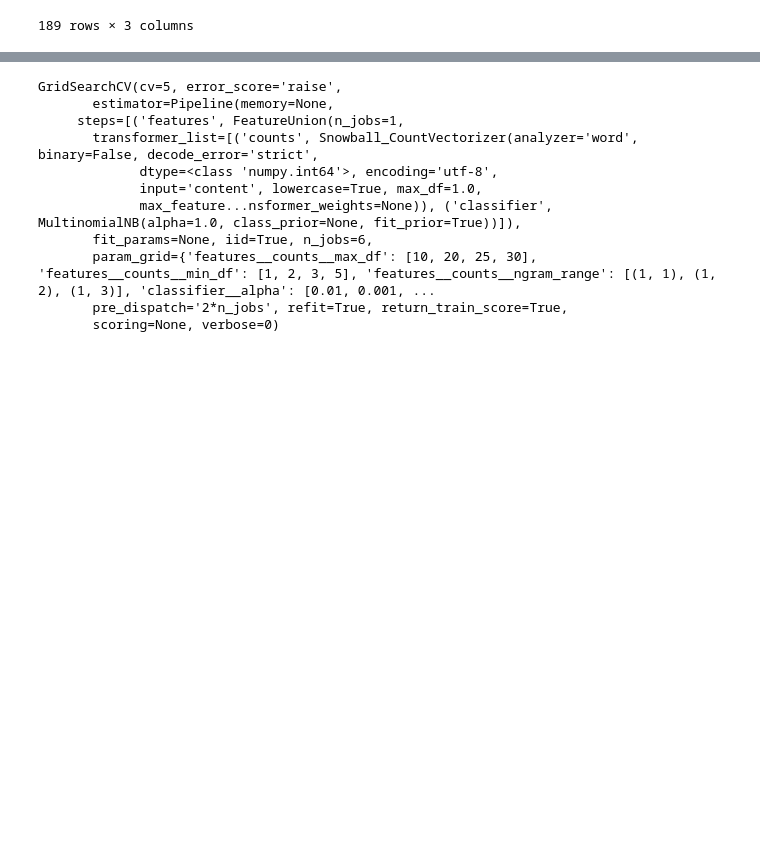
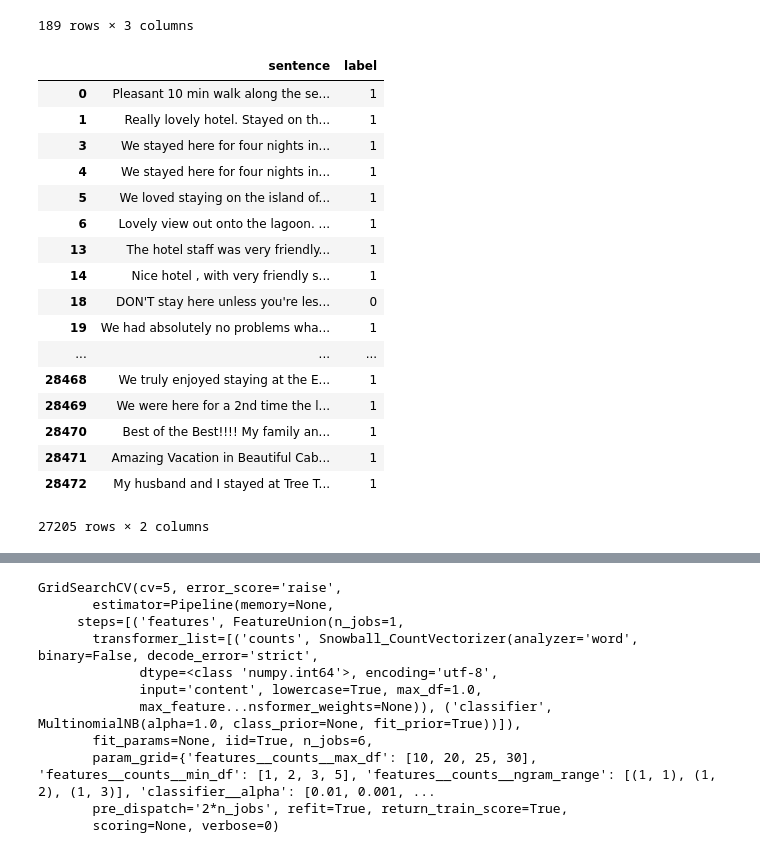
Before and after one commit to PaulLaliberte/jupyter_notebooks, a Jupyter notebook: NLP/hw3/classifiers/bow/gridsearch_bow_nb.ipynb, the cells around one changed output, grey strips where cells are left out. Drawn from its saved outputs; the diff is of its cells as text; code cells hidden in the pictures; blank space fills up the shorter version.

```diff
--- a/NLP/hw3/classifiers/bow/gridsearch_bow_nb.ipynb
+++ b/NLP/hw3/classifiers/bow/gridsearch_bow_nb.ipynb
@@ -41,4 +41,26 @@ df
 | 187 | ID-0809 | We arrived at the hotel about 5 p... | 0 |
 | 188 | ID-1007 | I recently stayed at the Aliante ... | 0 |
 189 rows × 3 columns
+# %%
+df_more = pd.read_pickle('../../data/more_reviews.pkl')
+df_more
+# %% [output]
+|  | sentence | label |
+| 0 | Pleasant 10 min walk along the se... | 1 |
+| 1 | Really lovely hotel. Stayed on th... | 1 |
+| 3 | We stayed here for four nights in... | 1 |
+| 4 | We stayed here for four nights in... | 1 |
+| 5 | We loved staying on the island of... | 1 |
+| 6 | Lovely view out onto the lagoon. ... | 1 |
+| 13 | The hotel staff was very friendly... | 1 |
+| 14 | Nice hotel , with very friendly s... | 1 |
+| 18 | DON'T stay here unless you're les... | 0 |
+| 19 | We had absolutely no problems wha... | 1 |
+| ... | ... | ... |
+| 28468 | We truly enjoyed staying at the E... | 1 |
+| 28469 | We were here for a 2nd time the l... | 1 |
+| 28470 | Best of the Best!!!! My family an... | 1 |
+| 28471 | Amazing Vacation in Beautiful Cab... | 1 |
+| 28472 | My husband and I stayed at Tree T... | 1 |
+27205 rows × 2 columns
 # %%
```
Also changed, not shown: parts of 2 cells of this notebook.
